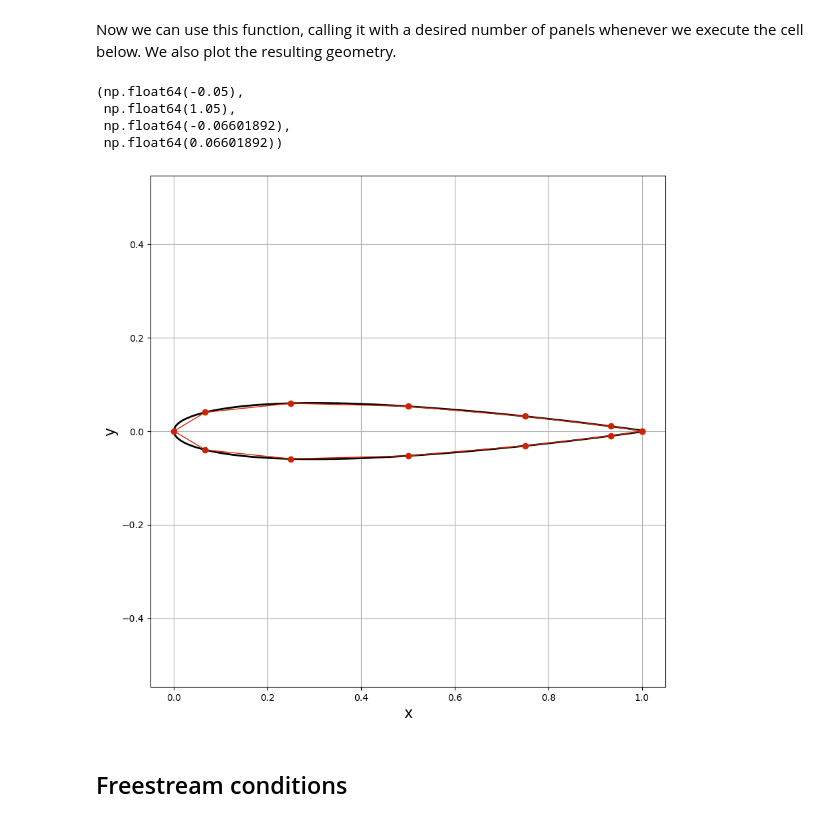
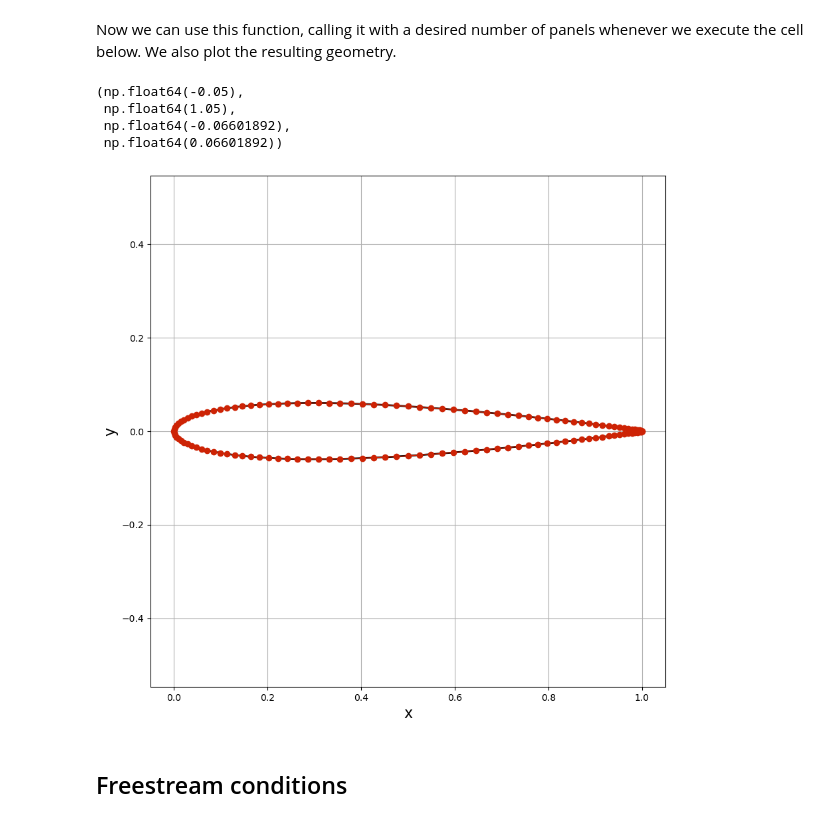
Before and after one commit to MordehayTadela/IntroToAeroTau, a Jupyter notebook: notebooks/Lab_PartB.ipynb, the cells around one changed output. Saved outputs shown, nothing was run; the diff lists cells and outputs as text; code cells hidden in the pictures.

```diff
--- a/notebooks/Lab_PartB.ipynb
+++ b/notebooks/Lab_PartB.ipynb
@@ -126,28 +126,28 @@ def define_panels(x, y, N=200):
 # %% [markdown]
 Now we can use this function, calling it with a desired number of panels whenever we execute the cell below. We also plot the resulting geometry.
 # %%
-N = 12                          # number of panels
+N = 128                          # number of panels
 panels = define_panels(x, y, N)  # discretizes of the geometry into panels
 
 # plot the geometry and the panels
 width = 10
 plt.figure(figsize=(width, width))
 plt.grid()
 plt.xlabel('x', fontsize=16)
 plt.ylabel('y', fontsize=16)
 plt.plot(x, y, color='k', linestyle='-', linewidth=2)
 plt.plot(np.append([panel.xa for panel in panels], panels[0].xa),
             np.append([panel.ya for panel in panels], panels[0].ya),
             linestyle='-', linewidth=1, marker='o', markersize=6, color='#CD2305')
 plt.xlim(-0.1, 1.1)
 plt.ylim(-0.1, 0.1)
 plt.axis('equal')
 # %% [output]
 (np.float64(-0.05),
  np.float64(1.05),
  np.float64(-0.06601892),
  np.float64(0.06601892))
-[figure, old version]
+[figure, new version]
 # %% [markdown]
 ## Freestream conditions
 # %%
```
Also changed, not shown: parts of 4 cells of this notebook.
